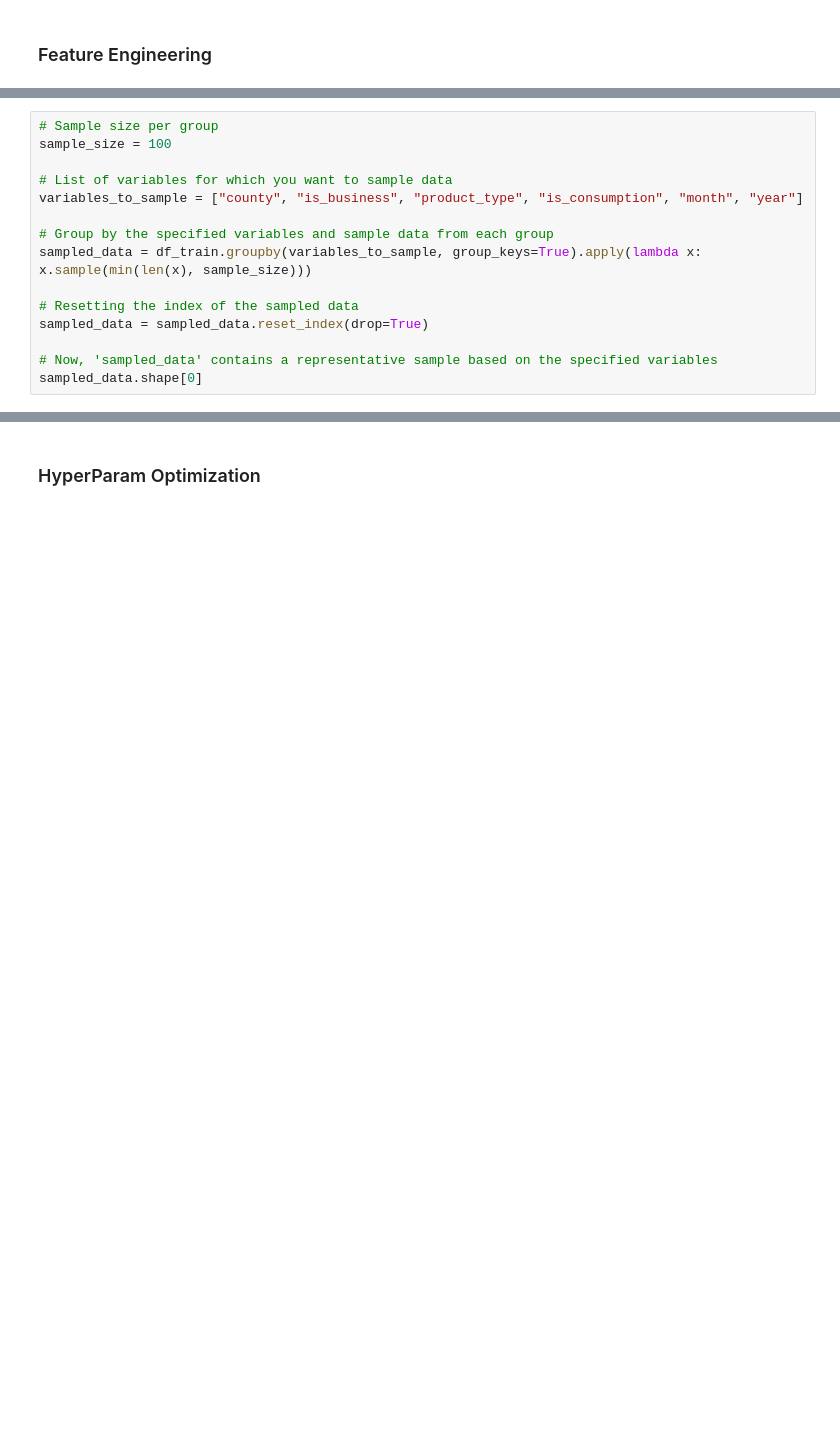
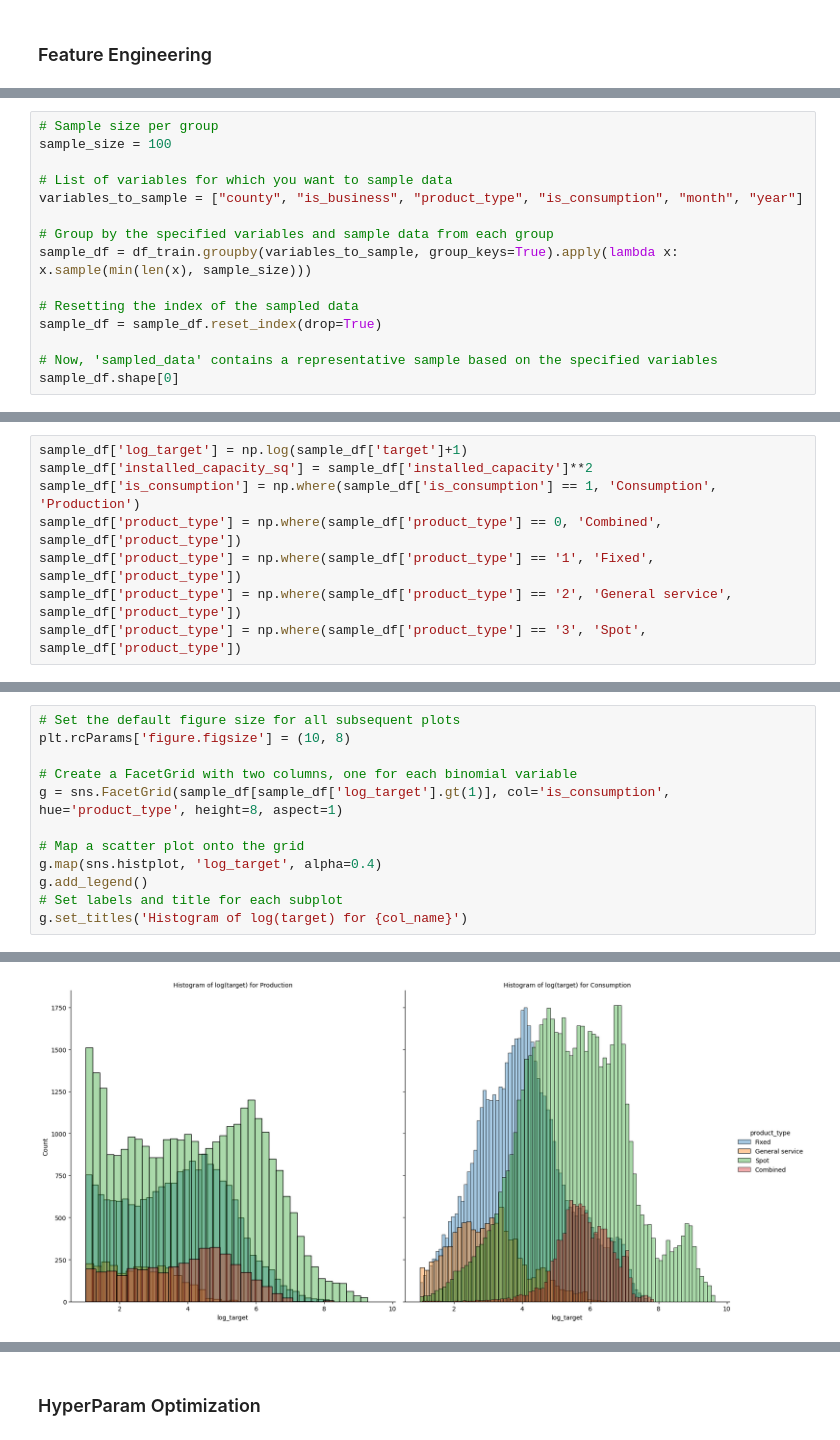
Before and after one commit to luisdi28ms/machine-learning, a Jupyter notebook: kaggle/enefit-prosumers-patterns.ipynb, the cells around one changed output, grey strips where cells are left out. Drawn from its saved outputs; the diff is of its cells as text; blank space fills up the shorter version.

```diff
--- a/kaggle/enefit-prosumers-patterns.ipynb
+++ b/kaggle/enefit-prosumers-patterns.ipynb
@@ -343,11 +345,11 @@ sample_size = 100
 variables_to_sample = ["county", "is_business", "product_type", "is_consumption", "month", "year"]
 
 # Group by the specified variables and sample data from each group
-sampled_data = df_train.groupby(variables_to_sample, group_keys=True).apply(lambda x: x.sample(min(len(x), sample_size)))
+sample_df = df_train.groupby(variables_to_sample, group_keys=True).apply(lambda x: x.sample(min(len(x), sample_size)))
 
 # Resetting the index of the sampled data
-sampled_data = sampled_data.reset_index(drop=True)
+sample_df = sample_df.reset_index(drop=True)
 
 # Now, 'sampled_data' contains a representative sample based on the specified variables
-sampled_data.shape[0]
+sample_df.shape[0]
 # %% [output]
@@ -371,0 +359,8 @@ filt_corr_mat = filt_corr_mat[filt_corr_mat.index]
+# %%
+sample_df['log_target'] = np.log(sample_df['target']+1)
+sample_df['installed_capacity_sq'] = sample_df['installed_capacity']**2
+sample_df['is_consumption'] = np.where(sample_df['is_consumption'] == 1, 'Consumption', 'Production')
+sample_df['product_type'] = np.where(sample_df['product_type'] == 0, 'Combined', sample_df['product_type'])
+sample_df['product_type'] = np.where(sample_df['product_type'] == '1', 'Fixed', sample_df['product_type'])
+sample_df['product_type'] = np.where(sample_df['product_type'] == '2', 'General service', sample_df['product_type'])
+sample_df['product_type'] = np.where(sample_df['product_type'] == '3', 'Spot', sample_df['product_type'])
@@ -371,0 +369,13 @@ filt_corr_mat = filt_corr_mat[filt_corr_mat.index]
+# %%
+# Set the default figure size for all subsequent plots
+plt.rcParams['figure.figsize'] = (10, 8)
+
+# Create a FacetGrid with two columns, one for each binomial variable
+g = sns.FacetGrid(sample_df[sample_df['log_target'].gt(1)], col='is_consumption', hue='product_type', height=8, aspect=1)
+
+# Map a scatter plot onto the grid
+g.map(sns.histplot, 'log_target', alpha=0.4)
+g.add_legend()
+# Set labels and title for each subplot
+g.set_titles('Histogram of log(target) for {col_name}')
+# %% [output]
@@ -371,0 +383 @@ filt_corr_mat = filt_corr_mat[filt_corr_mat.index]
+[figure, added]
```
Also changed, not shown: parts of 30 cells of this notebook.
